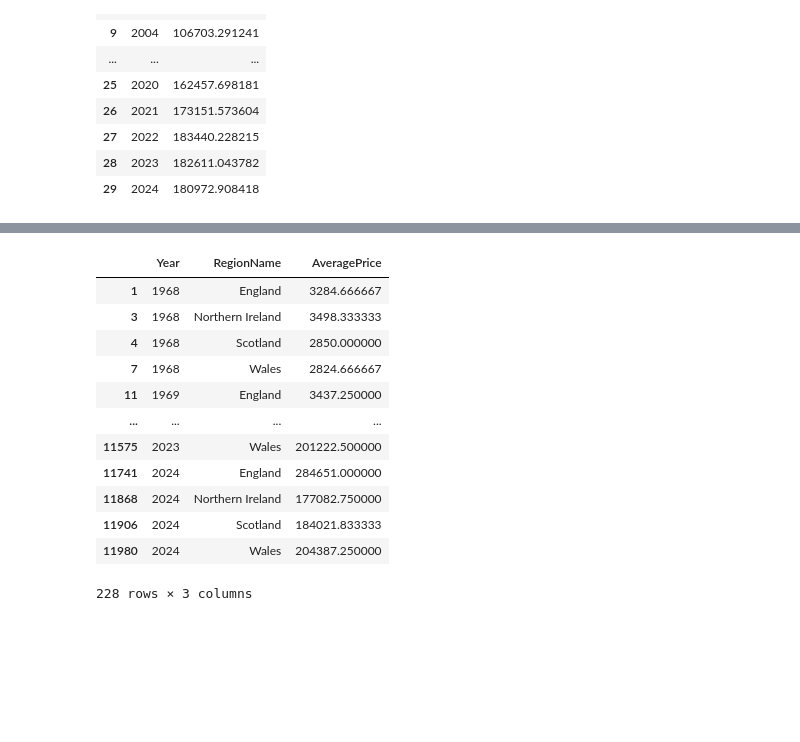
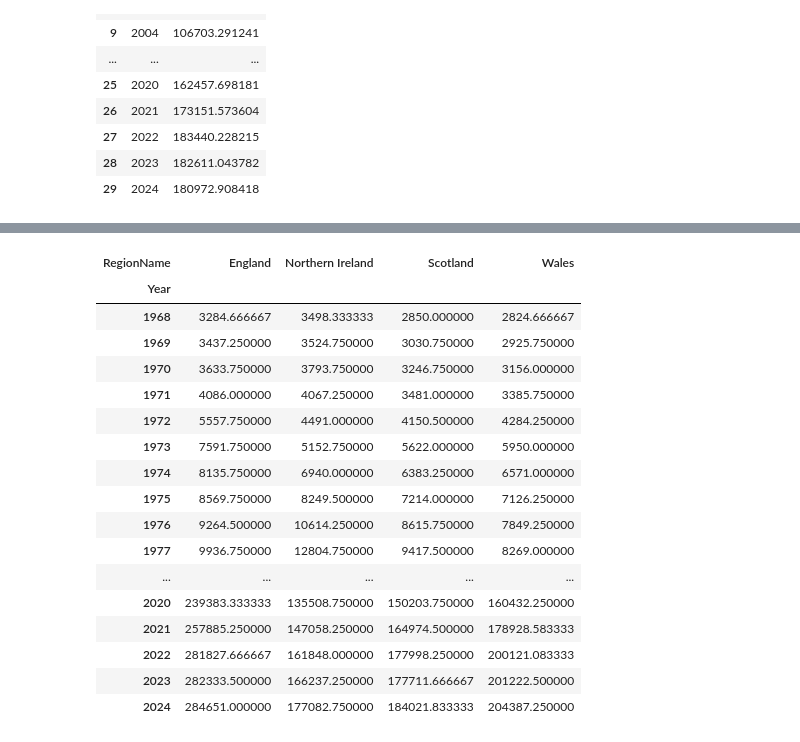
Before and after one commit to sjmabs/EDA, a Jupyter notebook: notebooks/eda.ipynb, the cells around one changed output, grey strips where cells are left out. Drawn from its saved outputs; the diff is of its cells as text; code cells hidden in the pictures; blank space fills up the shorter version.

```diff
--- a/notebooks/eda.ipynb
+++ b/notebooks/eda.ipynb
@@ -127,20 +165,28 @@ average_FTB_price
 # %%
 # Regional variations - comparing prices across different countries
 
 yearly_avg_price_country = df.groupby(["Year", "RegionName"])["AveragePrice"].mean().reset_index()
 yearly_avg_price_country = yearly_avg_price_country[yearly_avg_price_country["RegionName"].isin(["England", "Northern Ireland", "Scotland", "Wales"])]
+# Pivot the data so each region has its own column
+yearly_avg_price_country = yearly_avg_price_country.pivot(index='Year', columns='RegionName', values='AveragePrice')
+
 yearly_avg_price_country
 # %% [output]
-|  | Year | RegionName | AveragePrice |
-| 1 | 1968 | England | 3284.666667 |
-| 3 | 1968 | Northern Ireland | 3498.333333 |
-| 4 | 1968 | Scotland | 2850.000000 |
-| 7 | 1968 | Wales | 2824.666667 |
-| 11 | 1969 | England | 3437.250000 |
-| ... | ... | ... | ... |
-| 11575 | 2023 | Wales | 201222.500000 |
-| 11741 | 2024 | England | 284651.000000 |
-| 11868 | 2024 | Northern Ireland | 177082.750000 |
-| 11906 | 2024 | Scotland | 184021.833333 |
-| 11980 | 2024 | Wales | 204387.250000 |
+| RegionName | England | Northern Ireland | Scotland | Wales |
+| Year |  |  |  |  |
+| 1968 | 3284.666667 | 3498.333333 | 2850.000000 | 2824.666667 |
+| 1969 | 3437.250000 | 3524.750000 | 3030.750000 | 2925.750000 |
+| 1970 | 3633.750000 | 3793.750000 | 3246.750000 | 3156.000000 |
+| 1971 | 4086.000000 | 4067.250000 | 3481.000000 | 3385.750000 |
+| 1972 | 5557.750000 | 4491.000000 | 4150.500000 | 4284.250000 |
+| 1973 | 7591.750000 | 5152.750000 | 5622.000000 | 5950.000000 |
+| 1974 | 8135.750000 | 6940.000000 | 6383.250000 | 6571.000000 |
+| 1975 | 8569.750000 | 8249.500000 | 7214.000000 | 7126.250000 |
+| 1976 | 9264.500000 | 10614.250000 | 8615.750000 | 7849.250000 |
+| 1977 | 9936.750000 | 12804.750000 | 9417.500000 | 8269.000000 |
+| ... | ... | ... | ... | ... |
+| 2020 | 239383.333333 | 135508.750000 | 150203.750000 | 160432.250000 |
+| 2021 | 257885.250000 | 147058.250000 | 164974.500000 | 178928.583333 |
+| 2022 | 281827.666667 | 161848.000000 | 177998.250000 | 200121.083333 |
+| 2023 | 282333.500000 | 166237.250000 | 177711.666667 | 201222.500000 |
+| 2024 | 284651.000000 | 177082.750000 | 184021.833333 | 204387.250000 |
-228 rows × 3 columns
```
Also changed, not shown: parts of 5 cells of this notebook, 1 other file.
